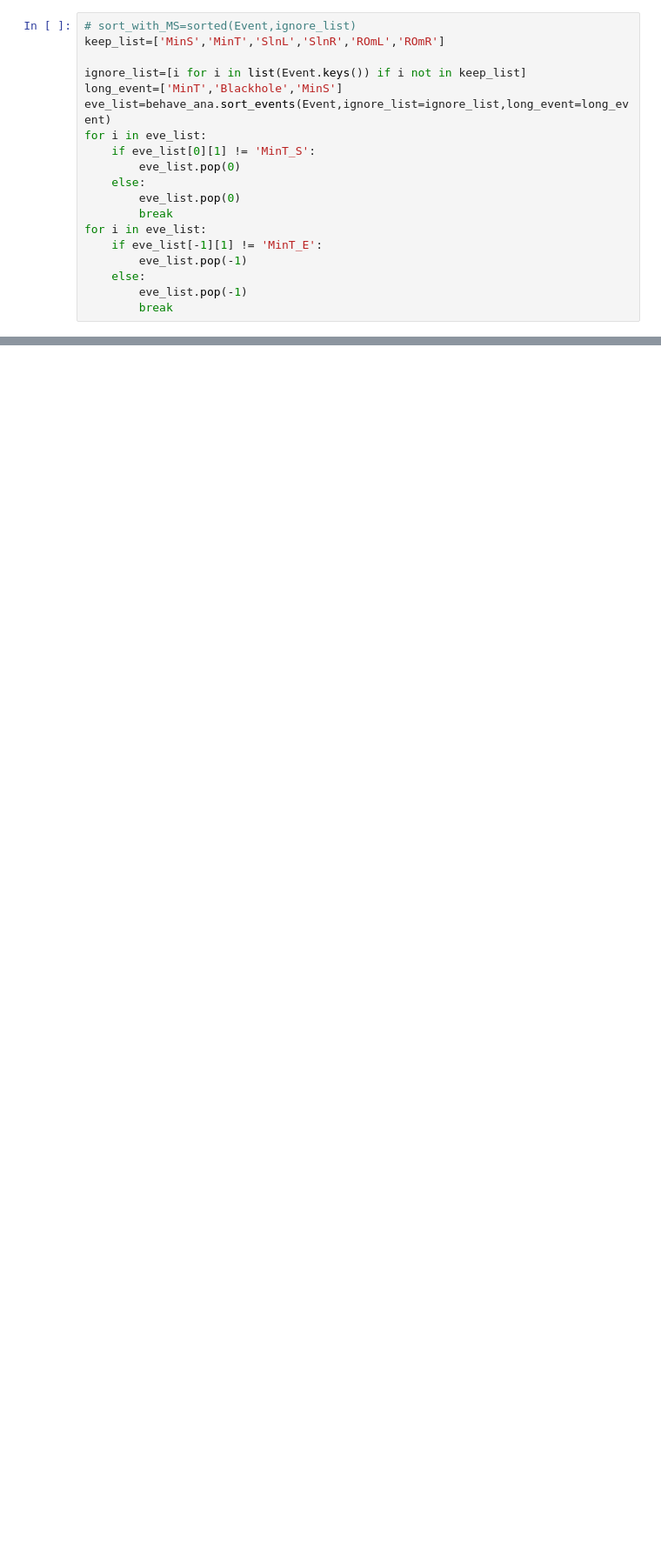
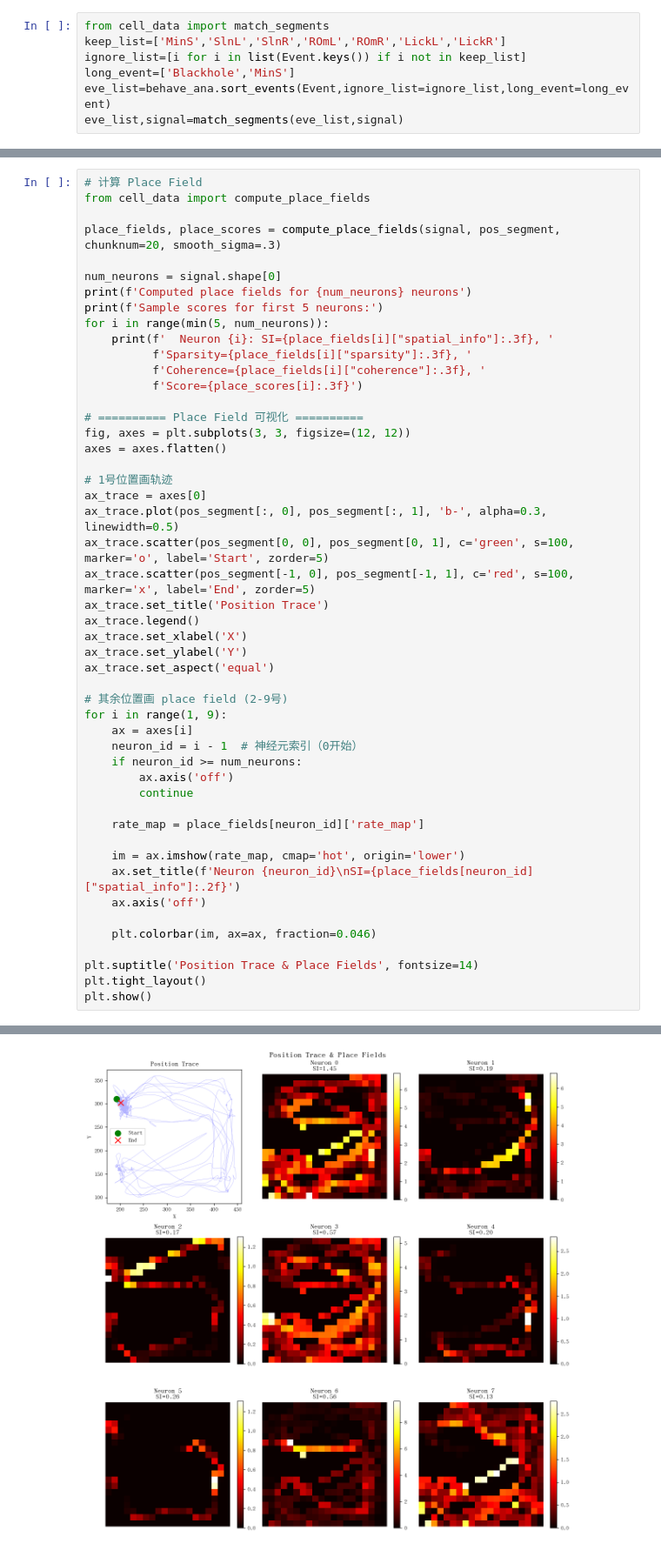
Before and after one commit to zyyk78/Beh_Ana, a Jupyter notebook: MS_data_proc.ipynb, the cells around one changed output, grey strips where cells are left out. Shown at 87% size. Drawn from its saved outputs; the diff is of its cells as text; blank space fills up the shorter version.

```diff
--- a/MS_data_proc.ipynb
+++ b/MS_data_proc.ipynb
@@ -17,19 +163,7 @@ with open(pkl_file,"rb") as pkl_f:
 # %%
-# sort_with_MS=sorted(Event,ignore_list)
-keep_list=['MinS','MinT','SlnL','SlnR','ROmL','ROmR']
-
+from cell_data import match_segments
+keep_list=['MinS','SlnL','SlnR','ROmL','ROmR','LickL','LickR']
 ignore_list=[i for i in list(Event.keys()) if i not in keep_list]
-long_event=['MinT','Blackhole','MinS']
+long_event=['Blackhole','MinS']
 eve_list=behave_ana.sort_events(Event,ignore_list=ignore_list,long_event=long_event)
-for i in eve_list:
-    if eve_list[0][1] != 'MinT_S':
-        eve_list.pop(0)
-    else:
-        eve_list.pop(0)
-        break
-for i in eve_list:
-    if eve_list[-1][1] != 'MinT_E':
-        eve_list.pop(-1)
-    else:
-        eve_list.pop(-1)
-        break
+eve_list,signal=match_segments(eve_list,signal)
@@ -35,0 +232,50 @@ for i in eve_list:
+# %%
+# 计算 Place Field
+from cell_data import compute_place_fields
+
+place_fields, place_scores = compute_place_fields(signal, pos_segment, chunknum=20, smooth_sigma=.3)
+
+num_neurons = signal.shape[0]
+print(f'Computed place fields for {num_neurons} neurons')
+print(f'Sample scores for first 5 neurons:')
+for i in range(min(5, num_neurons)):
+    print(f'  Neuron {i}: SI={place_fields[i]["spatial_info"]:.3f}, '
+          f'Sparsity={place_fields[i]["sparsity"]:.3f}, '
+          f'Coherence={place_fields[i]["coherence"]:.3f}, '
+          f'Score={place_scores[i]:.3f}')
+
+# ========== Place Field 可视化 ==========
+fig, axes = plt.subplots(3, 3, figsize=(12, 12))
+axes = axes.flatten()
+
+# 1号位置画轨迹
+ax_trace = axes[0]
+ax_trace.plot(pos_segment[:, 0], pos_segment[:, 1], 'b-', alpha=0.3, linewidth=0.5)
+ax_trace.scatter(pos_segment[0, 0], pos_segment[0, 1], c='green', s=100, marker='o', label='Start', zorder=5)
+ax_trace.scatter(pos_segment[-1, 0], pos_segment[-1, 1], c='red', s=100, marker='x', label='End', zorder=5)
+ax_trace.set_title('Position Trace')
+ax_trace.legend()
+ax_trace.set_xlabel('X')
+ax_trace.set_ylabel('Y')
+ax_trace.set_aspect('equal')
+
+# 其余位置画 place field (2-9号)
+for i in range(1, 9):
+    ax = axes[i]
+    neuron_id = i - 1  # 神经元索引（0开始）
+    if neuron_id >= num_neurons:
+        ax.axis('off')
+        continue
+
+    rate_map = place_fields[neuron_id]['rate_map']
+
+    im = ax.imshow(rate_map, cmap='hot', origin='lower')
+    ax.set_title(f'Neuron {neuron_id}\nSI={place_fields[neuron_id]["spatial_info"]:.2f}')
+    ax.axis('off')
+
+    plt.colorbar(im, ax=ax, fraction=0.046)
+
+plt.suptitle('Position Trace & Place Fields', fontsize=14)
+plt.tight_layout()
+plt.show()
+# %% [output]
@@ -36,3 +289,4 @@ for i in eve_list:
+[figure, added]
 # %%
 trigger_Rew=[]
 trigger_Rom=[]
```
Also changed, not shown: parts of 16 cells of this notebook, 5 other files.
